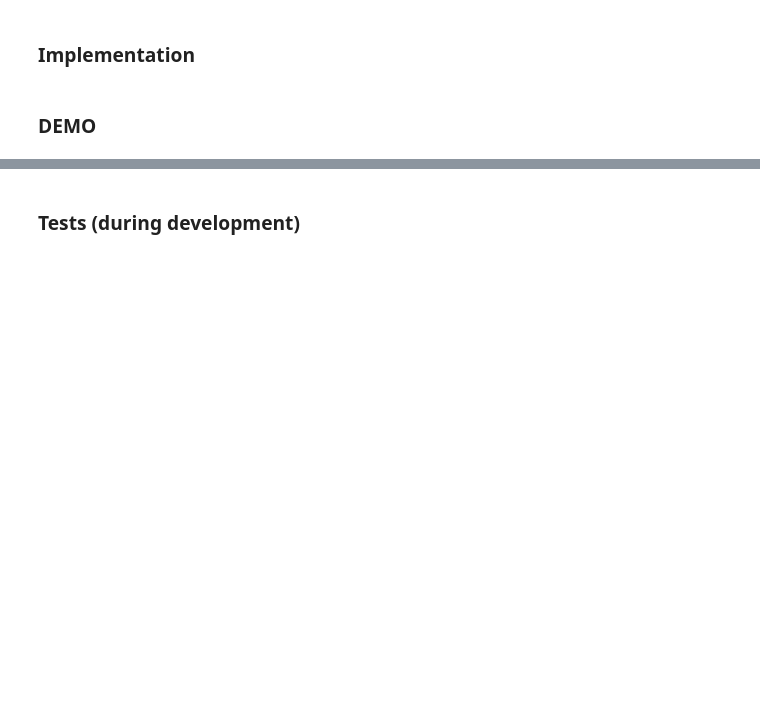
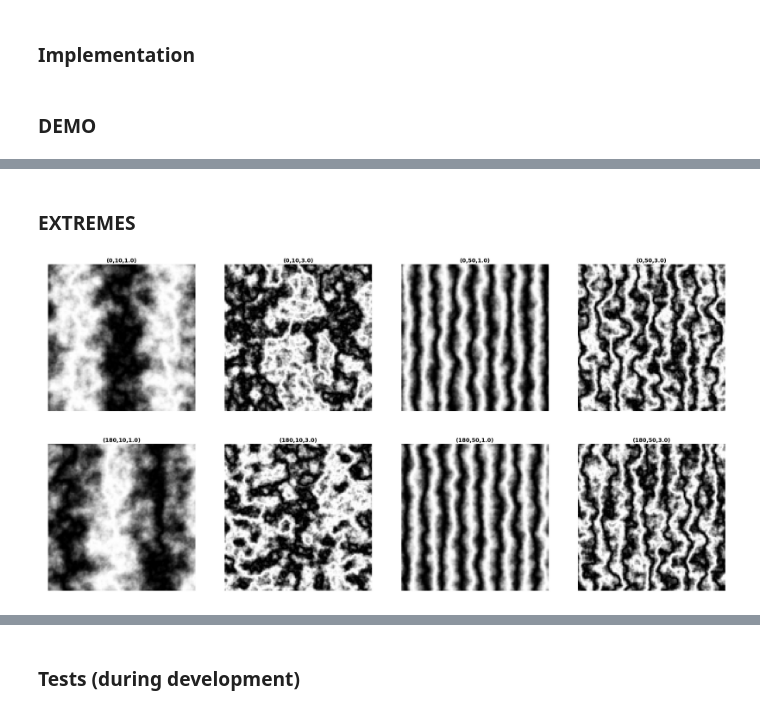
Before and after one commit to julienroy13/InfoGAN-Pytorch, a Jupyter notebook: Create_synthetic_dataset.ipynb, the cells around one changed output, grey strips where cells are left out. Cells and saved outputs as stored; diff of their text form; code cells hidden in the pictures; blank space fills up the shorter version.

```diff
--- a/Create_synthetic_dataset.ipynb
+++ b/Create_synthetic_dataset.ipynb
@@ -193,0 +204,26 @@ plt.show()
+# %% [markdown]
+### EXTREMES
+# %%
+IM_SIZE = 128
+t_lim = [0, 180]
+f_lim = [10, 50]
+a_lim = [1., 3.]
+
+plt.figure(figsize=(40,20))
+n=1
+
+# ANGLE VARIATIONS
+for t in t_lim:
+    for f in f_lim:
+        for a in tqdm(a_lim):
+            noise = NoiseUtils(imageSize=IM_SIZE, angle=t, frequency=f, amplitude=a)
+            noise.makeTexture(texture=noise.marble)
+
+            plt.subplot(2,4,n)
+            plt.imshow(noise.img, cmap=plt.get_cmap('gray'))
+            plt.axis('off')
+            plt.title('({},{},{})'.format(t,f,a), fontweight='bold', fontsize=18)
+            n += 1
+plt.show()
+# %% [output]
+[figure, added]
```
Also changed, not shown: parts of 5 cells of this notebook, 1 other file.
